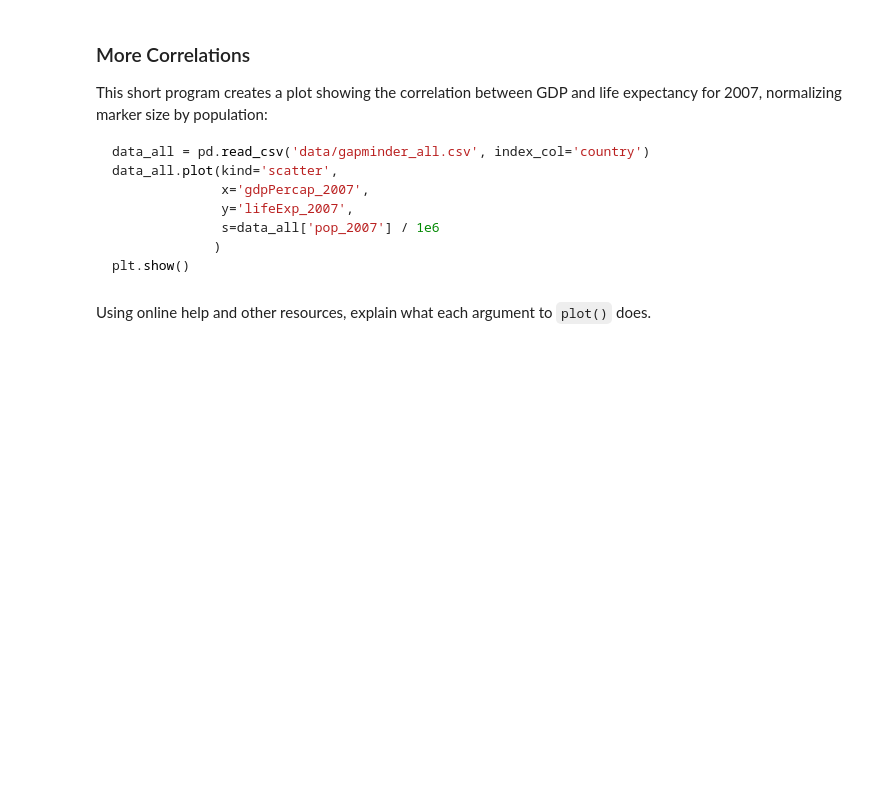
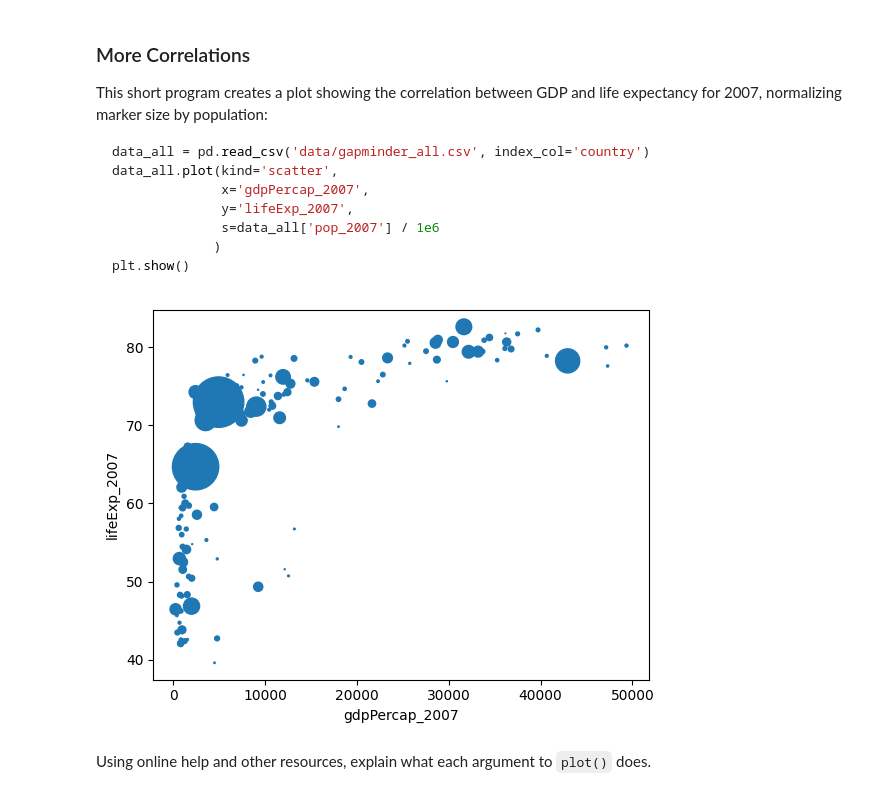
Before and after one commit to RakanABader/Visualizing-Data, a Jupyter notebook: 1 - plotting.ipynb, the cells around one changed output. Drawn from its saved outputs; the diff is of its cells as text; code cells hidden in the pictures; blank space fills up the shorter version.

```diff
--- a/1 - plotting.ipynb
+++ b/1 - plotting.ipynb
@@ -321,6 +379,16 @@ data_all.plot(kind='scatter',
              )
 plt.show()
 ~~~
+# %%
+data_all = pd.read_csv('data/gapminder_all.csv', index_col='country')
+data_all.plot(kind='scatter',
+              x='gdpPercap_2007',
+              y='lifeExp_2007',
+              s=data_all['pop_2007'] / 1e6
+             )
+plt.show()
+# %% [output]
+[figure, added]
 # %% [markdown]
 Using online help and other resources, explain what each argument to `plot()` does.
 # %% [markdown]
```
Also changed, not shown: parts of 11 cells of this notebook, 1 other file.
